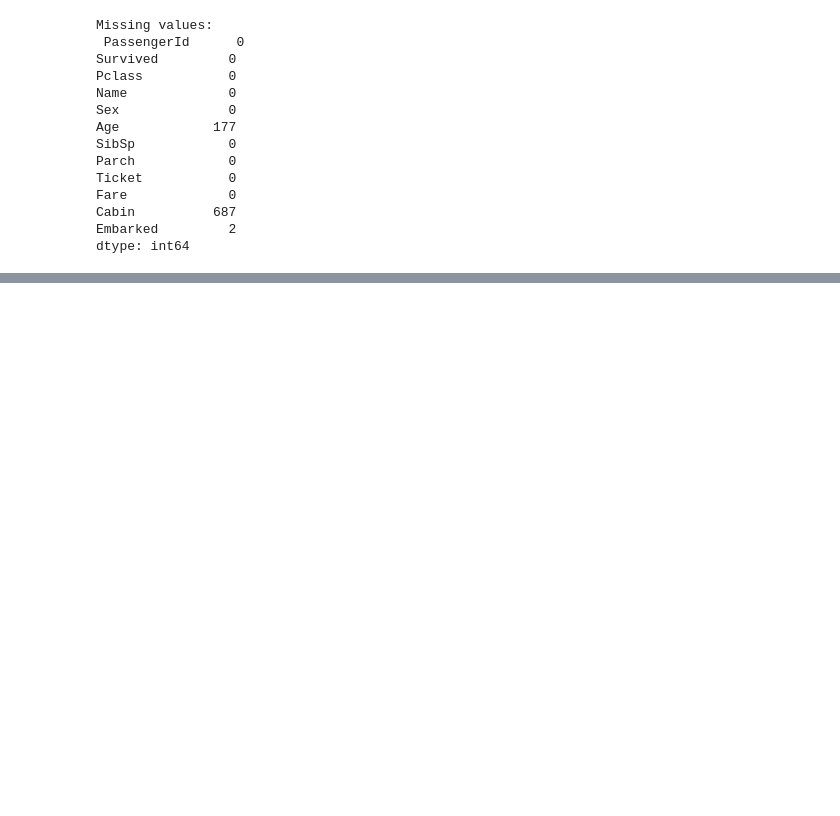
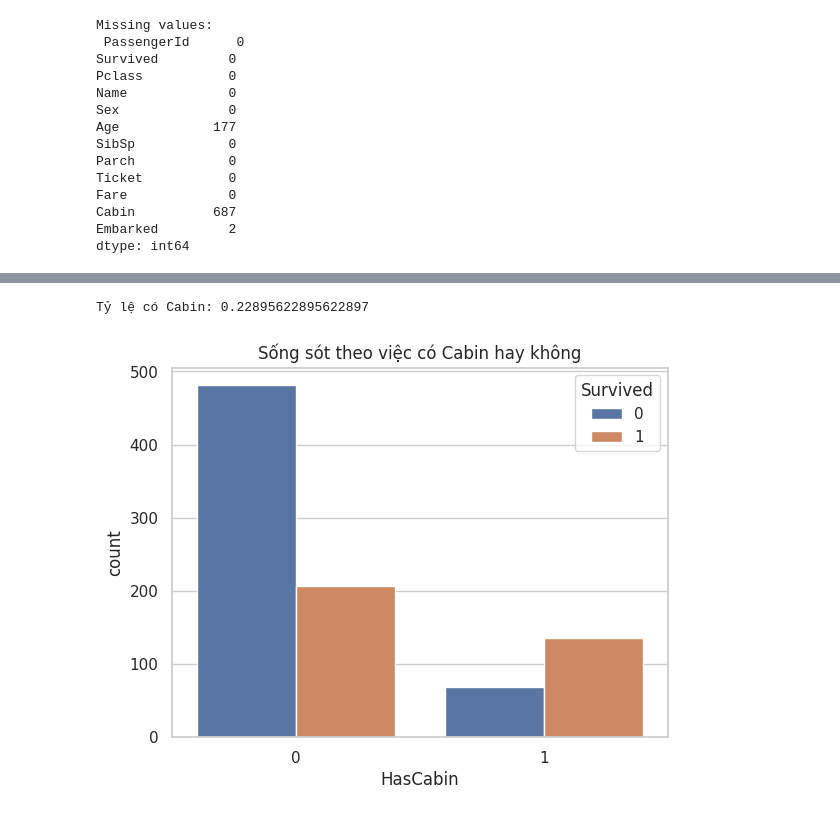
Before and after one commit to thanhvietnguyen/Titanic-ML-project, a Jupyter notebook: notebooks/eda_titanic.ipynb, the cells around one changed output, grey strips where cells are left out. Cells and saved outputs as stored; diff of their text form; code cells hidden in the pictures; blank space fills up the shorter version.

```diff
--- a/notebooks/eda_titanic.ipynb
+++ b/notebooks/eda_titanic.ipynb
@@ -113,0 +130,10 @@ dtype: int64
+# %%
+# Phân tích cột Cabin
+print("Tỷ lệ có Cabin:", df['Cabin'].notnull().mean())
+df['HasCabin'] = df['Cabin'].notnull().astype(int)
+sns.countplot(x='HasCabin', hue='Survived', data=df)
+plt.title("Sống sót theo việc có Cabin hay không")
+plt.show()
+# %% [output]
+Tỷ lệ có Cabin: 0.22895622895622897
+[figure, added]
```
Also changed, not shown: parts of 3 cells of this notebook.
